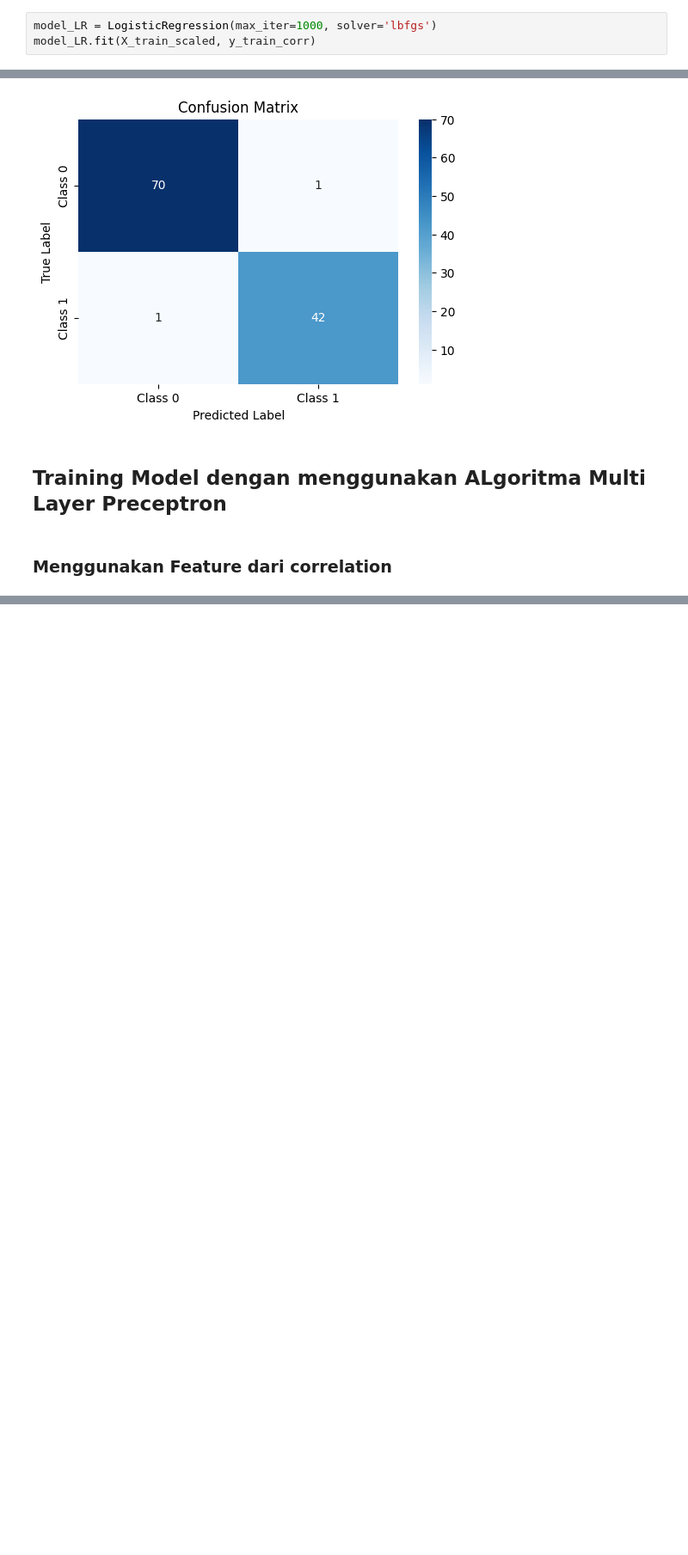
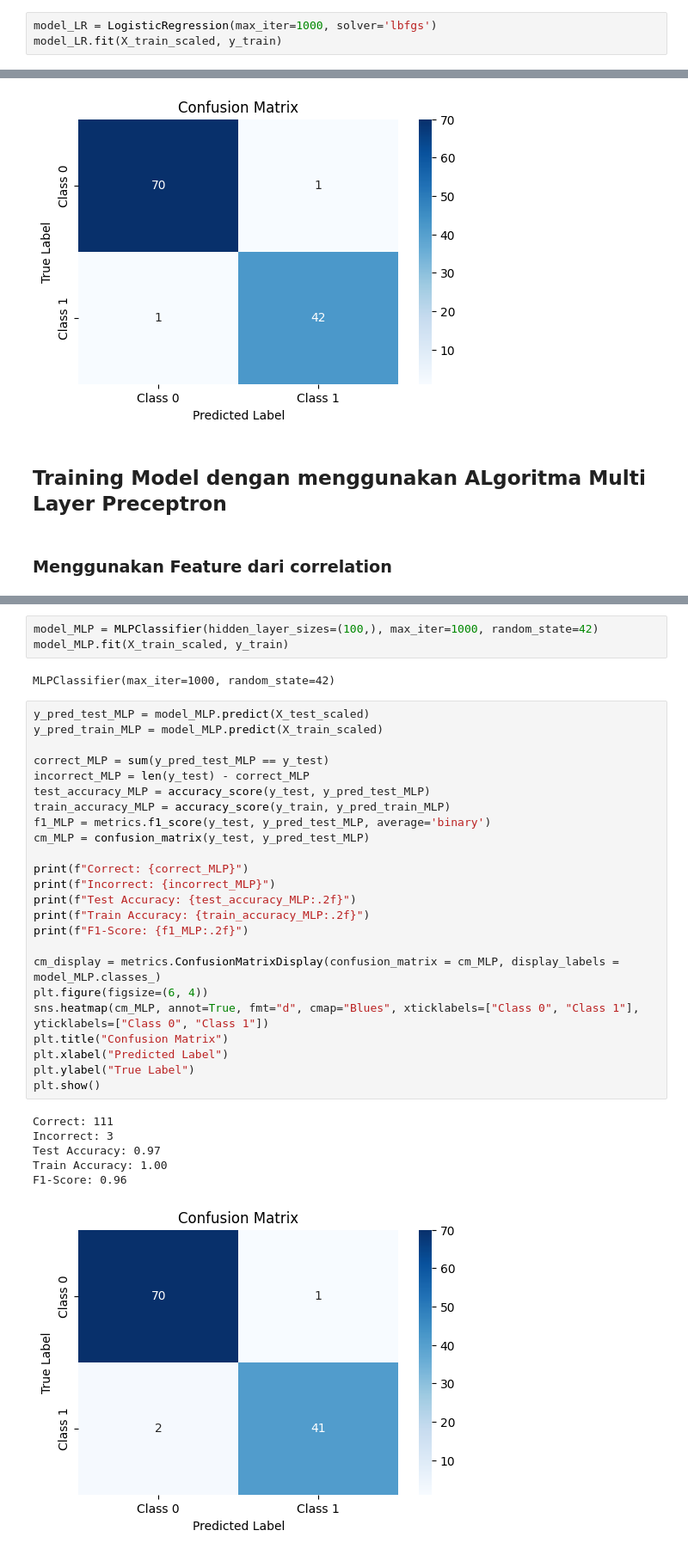
Before and after one commit to FadQode/Scil-try1, a Jupyter notebook: Classification.ipynb, the cells around one changed output, grey strips where cells are left out. Shown at 86% size. Drawn from its saved outputs; the diff is of its cells as text; blank space fills up the shorter version.

Commit message:
Add One more model and algorithm

```diff
--- a/Classification.ipynb
+++ b/Classification.ipynb
@@ -267,7 +267,7 @@ F1-Score: 0.97
 ### Tanpa Pemilihan Feature
 # %%
 model_LR = LogisticRegression(max_iter=1000, solver='lbfgs')
-model_LR.fit(X_train_scaled, y_train_corr)
+model_LR.fit(X_train_scaled, y_train)
 # %% [output]
 LogisticRegression(max_iter=1000)
 # %%
@@ -312,0 +346,36 @@ MLPClassifier(hidden_layer_sizes=(10,), max_iter=1000, random_state=42)
+# %%
+model_MLP = MLPClassifier(hidden_layer_sizes=(100,), max_iter=1000, random_state=42)
+model_MLP.fit(X_train_scaled, y_train)
+# %% [output]
+MLPClassifier(max_iter=1000, random_state=42)
+# %%
+y_pred_test_MLP = model_MLP.predict(X_test_scaled)
+y_pred_train_MLP = model_MLP.predict(X_train_scaled)
+
+correct_MLP = sum(y_pred_test_MLP == y_test)
+incorrect_MLP = len(y_test) - correct_MLP
+test_accuracy_MLP = accuracy_score(y_test, y_pred_test_MLP)
+train_accuracy_MLP = accuracy_score(y_train, y_pred_train_MLP)
+f1_MLP = metrics.f1_score(y_test, y_pred_test_MLP, average='binary')
+cm_MLP = confusion_matrix(y_test, y_pred_test_MLP)
+
+print(f"Correct: {correct_MLP}")
+print(f"Incorrect: {incorrect_MLP}")
+print(f"Test Accuracy: {test_accuracy_MLP:.2f}")
+print(f"Train Accuracy: {train_accuracy_MLP:.2f}")
+print(f"F1-Score: {f1_MLP:.2f}")
+
+cm_display = metrics.ConfusionMatrixDisplay(confusion_matrix = cm_MLP, display_labels = model_MLP.classes_)
+plt.figure(figsize=(6, 4))
+sns.heatmap(cm_MLP, annot=True, fmt="d", cmap="Blues", xticklabels=["Class 0", "Class 1"], yticklabels=["Class 0", "Class 1"])
+plt.title("Confusion Matrix")
+plt.xlabel("Predicted Label")
+plt.ylabel("True Label")
+plt.show()
+# %% [output]
+Correct: 111
+Incorrect: 3
+Test Accuracy: 0.97
+Train Accuracy: 1.00
+F1-Score: 0.96
+[figure, added]
```
Also changed, not shown: parts of 8 cells of this notebook.
